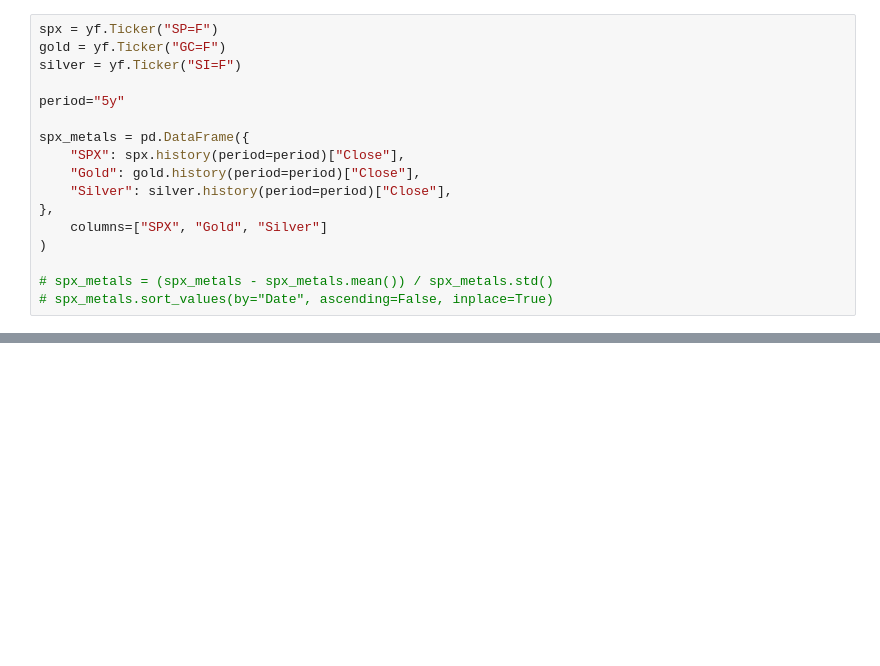
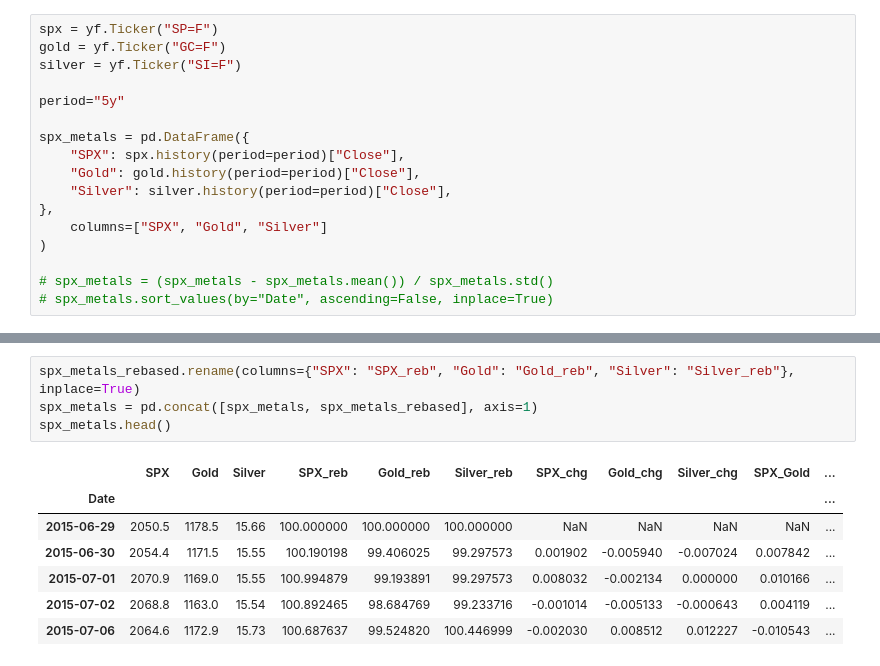
Before and after one commit to piotr-de/markets-ai, a Jupyter notebook: api_test.ipynb, the cells around one changed output, grey strips where cells are left out. Saved outputs shown, nothing was run; the diff lists cells and outputs as text; blank space fills up the shorter version.

```diff
--- a/api_test.ipynb
+++ b/api_test.ipynb
@@ -62,0 +63,12 @@ spx_metals_rebased.loc["2020-01-01":, ["SPX_Gold", "Gold_Silver"]].plot()
+# %%
+spx_metals_rebased.rename(columns={"SPX": "SPX_reb", "Gold": "Gold_reb", "Silver": "Silver_reb"}, inplace=True)
+spx_metals = pd.concat([spx_metals, spx_metals_rebased], axis=1)
+spx_metals.head()
+# %% [output]
+|  | SPX | Gold | Silver | SPX_reb | Gold_reb | Silver_reb | SPX_chg | Gold_chg | Silver_chg | SPX_Gold | ... |
+| Date |  |  |  |  |  |  |  |  |  |  | ... |
+| 2015-06-29 | 2050.5 | 1178.5 | 15.66 | 100.000000 | 100.000000 | 100.000000 | NaN | NaN | NaN | NaN | ... |
+| 2015-06-30 | 2054.4 | 1171.5 | 15.55 | 100.190198 | 99.406025 | 99.297573 | 0.001902 | -0.005940 | -0.007024 | 0.007842 | ... |
+| 2015-07-01 | 2070.9 | 1169.0 | 15.55 | 100.994879 | 99.193891 | 99.297573 | 0.008032 | -0.002134 | 0.000000 | 0.010166 | ... |
+| 2015-07-02 | 2068.8 | 1163.0 | 15.54 | 100.892465 | 98.684769 | 99.233716 | -0.001014 | -0.005133 | -0.000643 | 0.004119 | ... |
+| 2015-07-06 | 2064.6 | 1172.9 | 15.73 | 100.687637 | 99.524820 | 100.446999 | -0.002030 | 0.008512 | 0.012227 | -0.010543 | ... |
```
Also changed, not shown: parts of 5 cells of this notebook.
